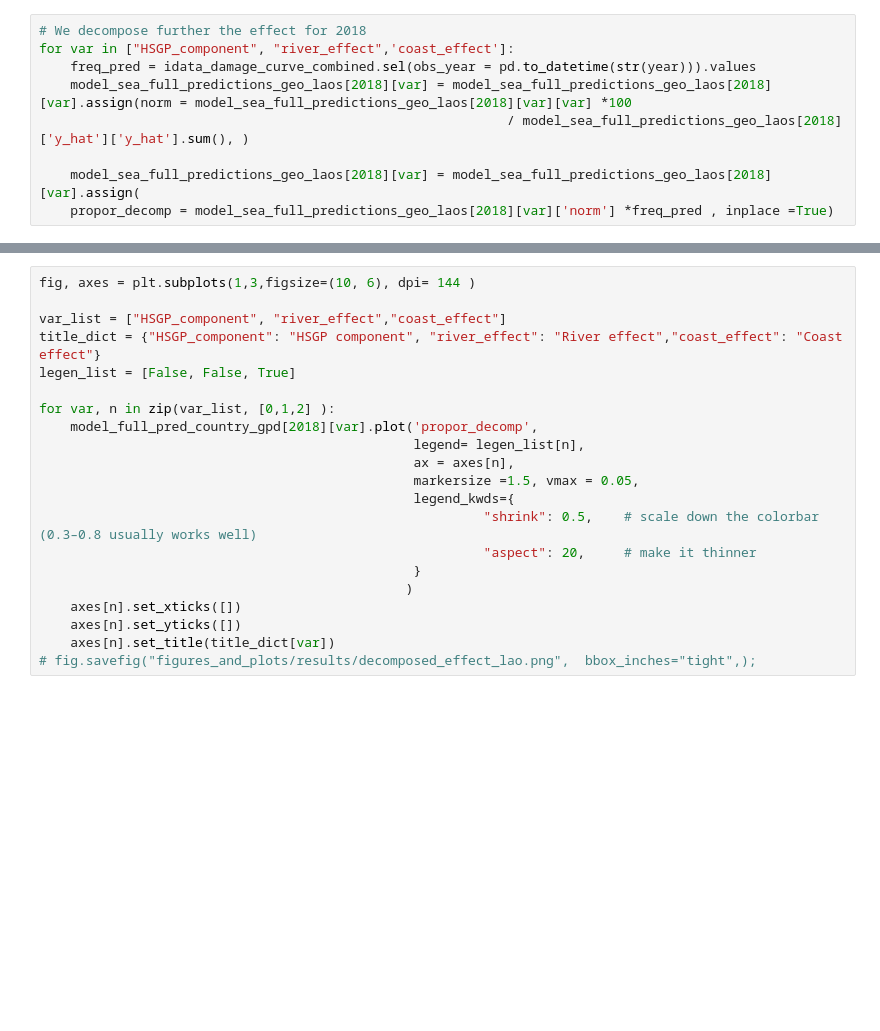
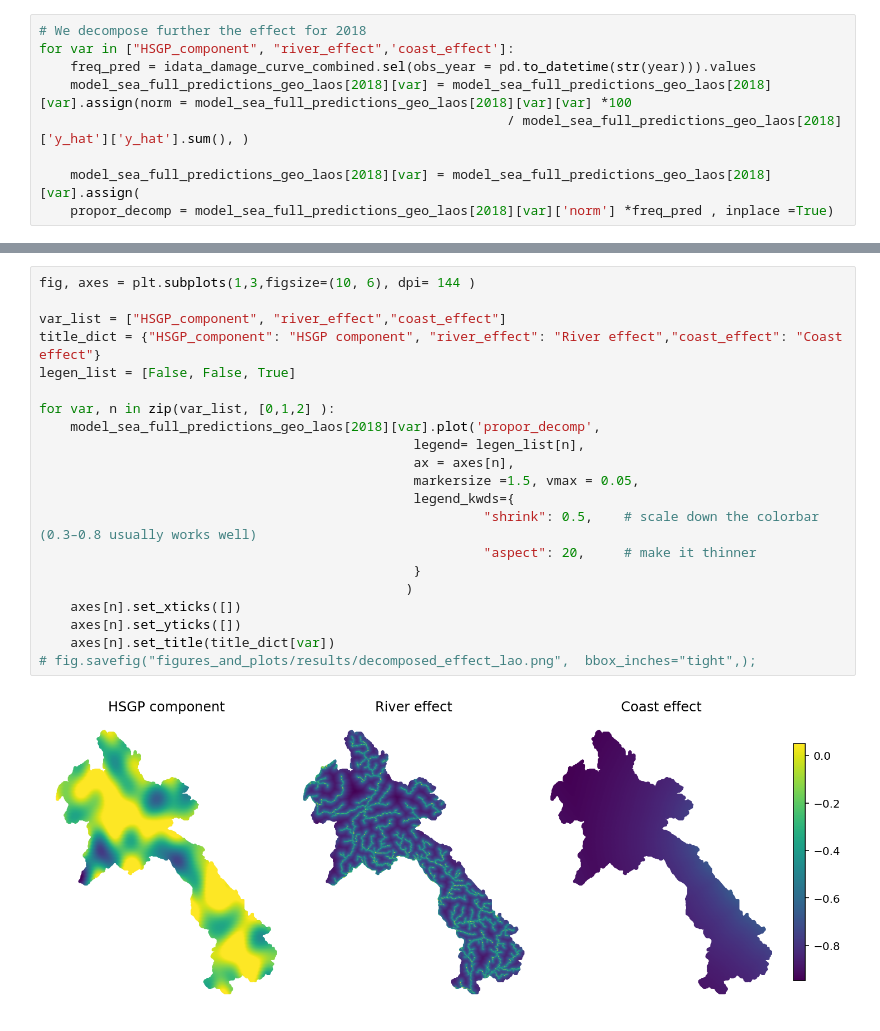
Before and after one commit to jessegrabowski/laos-climate-change, a Jupyter notebook: notebooks/final_paper/05b_geo_model_laos_neigh.ipynb, the cells around one changed output, grey strips where cells are left out. Cells and saved outputs as stored; diff of their text form; blank space fills up the shorter version.

Commit message:
fixing results and annex figures

```diff
--- a/notebooks/final_paper/05b_geo_model_laos_neigh.ipynb
+++ b/notebooks/final_paper/05b_geo_model_laos_neigh.ipynb
@@ -753,24 +754,26 @@ ax.set_yticks([])
 # %%
 fig, axes = plt.subplots(1,3,figsize=(10, 6), dpi= 144 )
 
 var_list = ["HSGP_component", "river_effect","coast_effect"]
 title_dict = {"HSGP_component": "HSGP component", "river_effect": "River effect","coast_effect": "Coast effect"}
 legen_list = [False, False, True]
 
 for var, n in zip(var_list, [0,1,2] ):
-    model_full_pred_country_gpd[2018][var].plot('propor_decomp',
+    model_sea_full_predictions_geo_laos[2018][var].plot('propor_decomp',
                                                 legend= legen_list[n],
                                                 ax = axes[n],
                                                 markersize =1.5, vmax = 0.05,
                                                 legend_kwds={
                                                          "shrink": 0.5,    # scale down the colorbar (0.3–0.8 usually works well)
                                                          "aspect": 20,     # make it thinner
                                                 }
                                                )
     axes[n].set_xticks([])
     axes[n].set_yticks([])
     axes[n].set_title(title_dict[var])
 # fig.savefig("figures_and_plots/results/decomposed_effect_lao.png",  bbox_inches="tight",);
+# %% [output]
+[figure, added]
 # %%
 fig, axes = plt.subplots(1,3,figsize=(10, 6), dpi= 144 )
 axes = axes.flatten()
```
Also changed, not shown: parts of 4 cells of this notebook, 20 other files.
